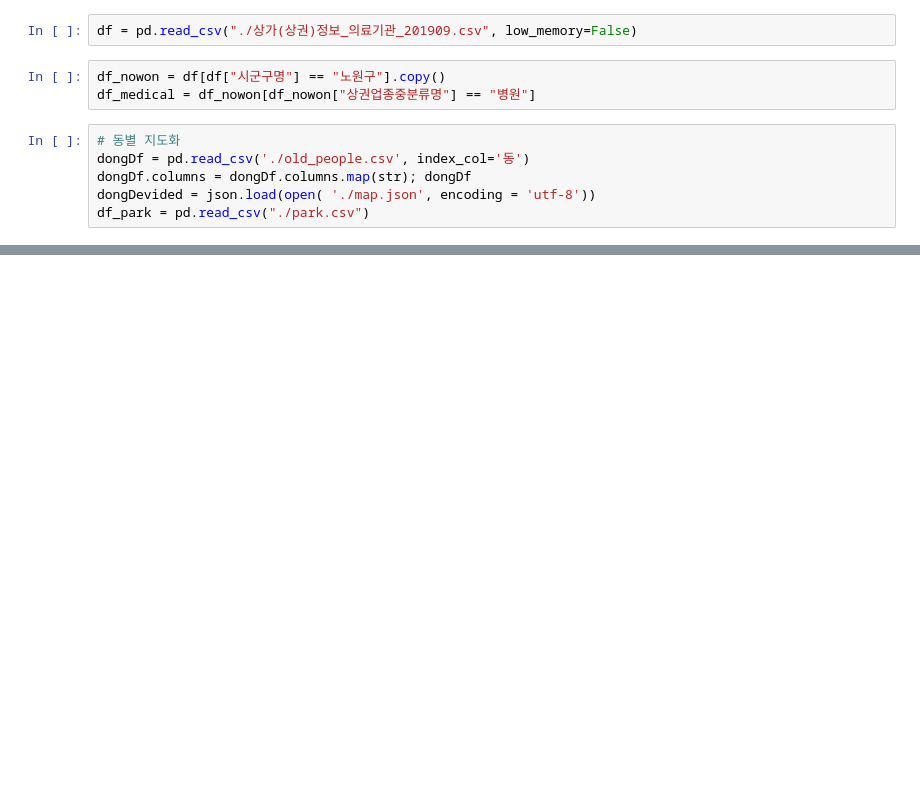
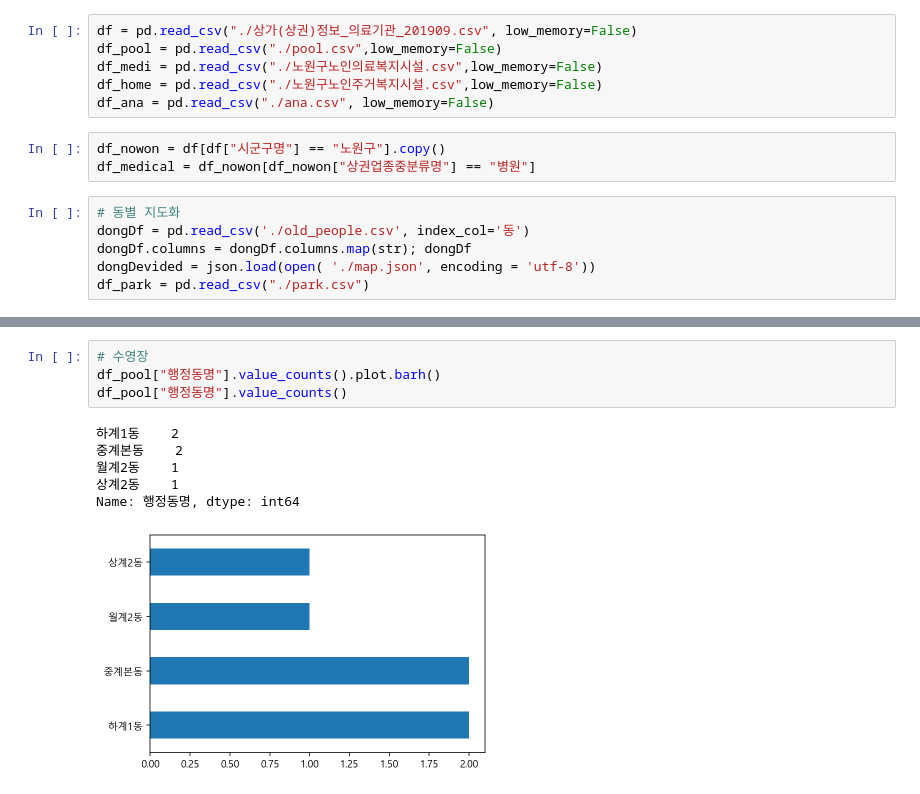
Before and after one commit to seoyoungSohn/CapstoneDesign1, a Jupyter notebook: population/Untitled.ipynb, the cells around one changed output, grey strips where cells are left out. Drawn from its saved outputs; the diff is of its cells as text; blank space fills up the shorter version.

```diff
--- a/population/Untitled.ipynb
+++ b/population/Untitled.ipynb
@@ -14,6 +14,10 @@ from IPython.display import set_matplotlib_formats
 set_matplotlib_formats('retina')
 # %%
 df = pd.read_csv("./상가(상권)정보_의료기관_201909.csv", low_memory=False)
+df_pool = pd.read_csv("./pool.csv",low_memory=False)
+df_medi = pd.read_csv("./노원구노인의료복지시설.csv",low_memory=False)
+df_home = pd.read_csv("./노원구노인주거복지시설.csv",low_memory=False)
+df_ana = pd.read_csv("./ana.csv", low_memory=False)
 # %%
 df_nowon = df[df["시군구명"] == "노원구"].copy()
 df_medical = df_nowon[df_nowon["상권업종중분류명"] == "병원"]
@@ -79,0 +147,11 @@ dongMap.save('./dongMap.html'); dongMap
+# %%
+# 수영장
+df_pool["행정동명"].value_counts().plot.barh()
+df_pool["행정동명"].value_counts()
+# %% [output]
+하계1동    2
+중계본동    2
+월계2동    1
+상계2동    1
+Name: 행정동명, dtype: int64
+[figure, added]
```
Also changed, not shown: parts of 9 cells of this notebook, 4 other files.
